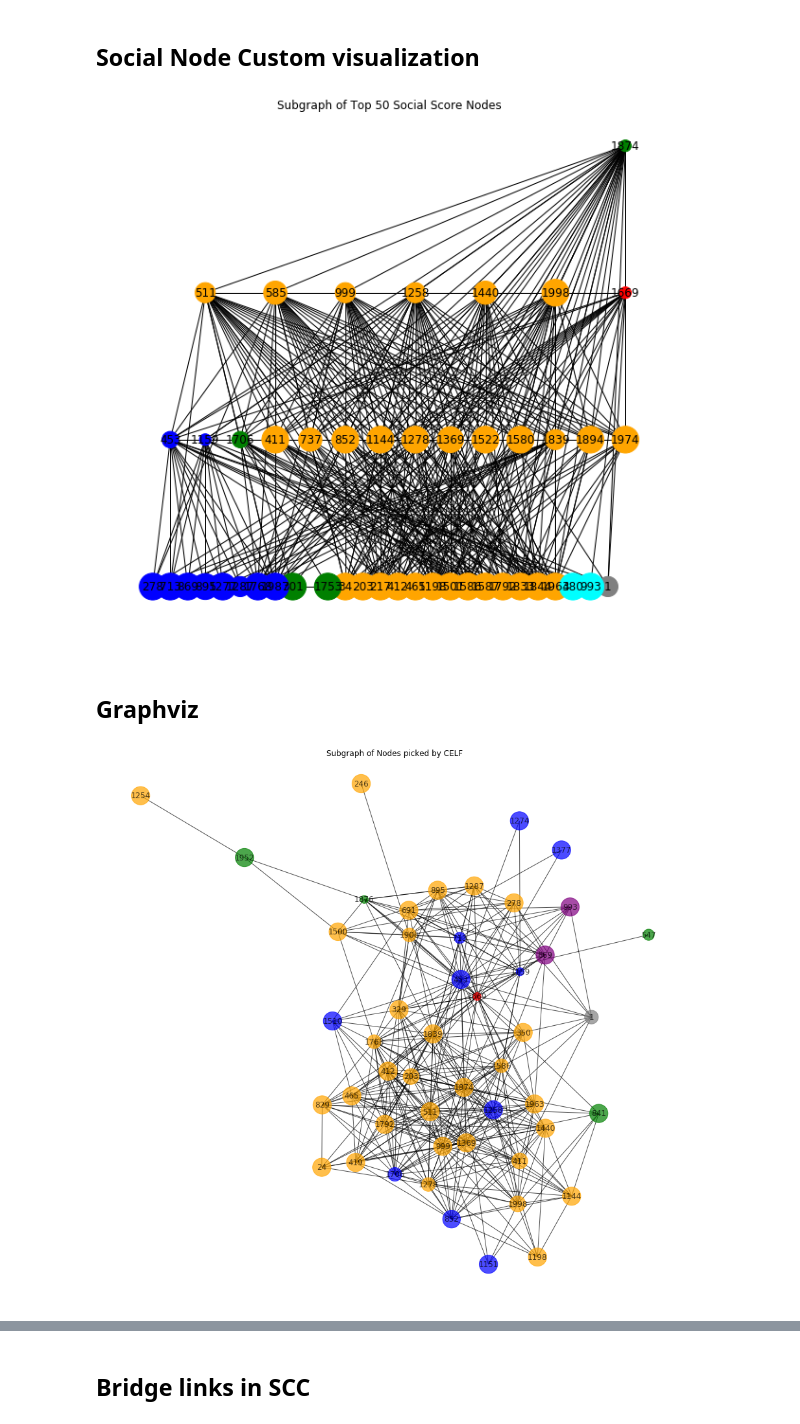
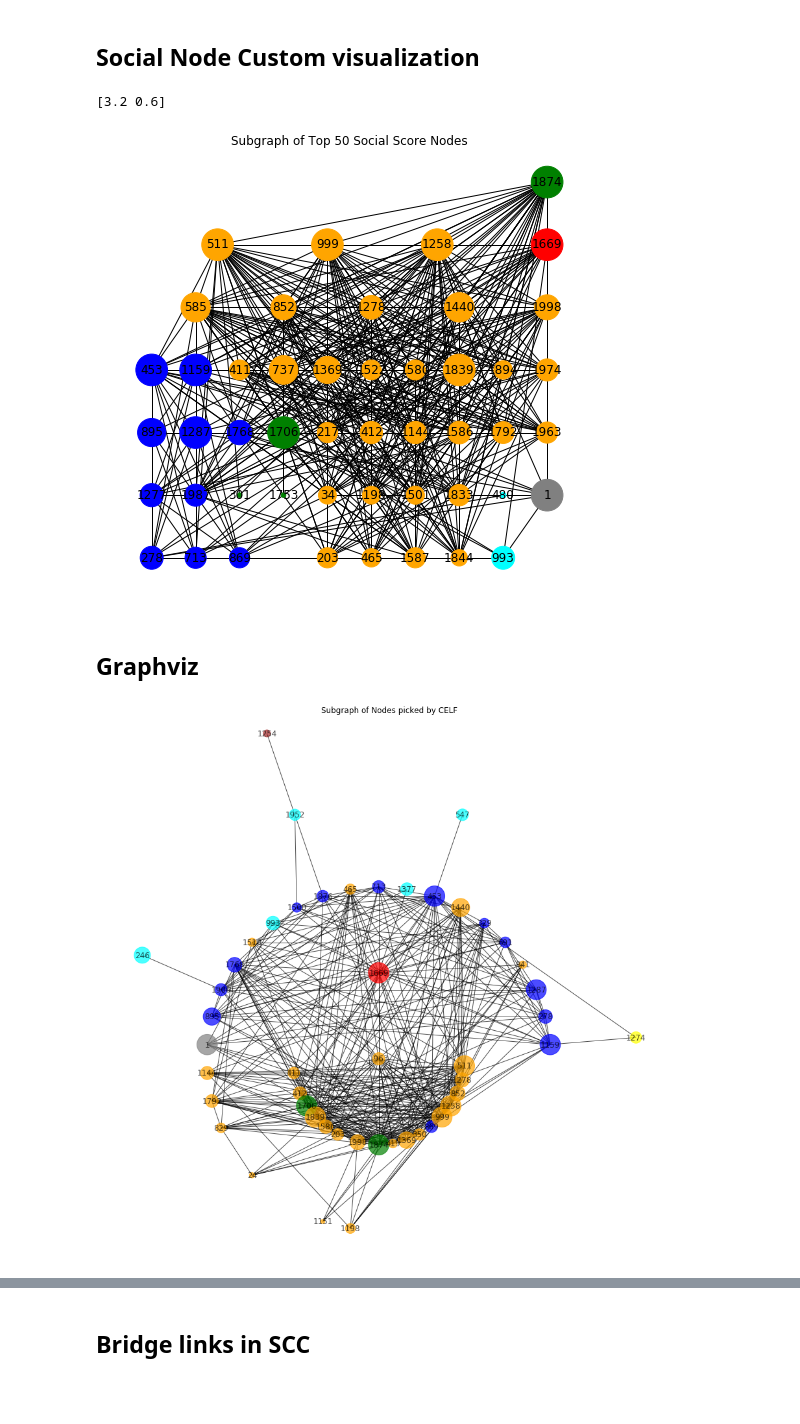
Before and after one commit to ppsekhar/CS224W, a Jupyter notebook: socialScore/networkVisialization.ipynb, the cells around one changed output, grey strips where cells are left out. Saved outputs shown, nothing was run; the diff lists cells and outputs as text; code cells hidden in the pictures; blank space fills up the shorter version.

```diff
--- a/socialScore/networkVisialization.ipynb
+++ b/socialScore/networkVisialization.ipynb
@@ -228,10 +266,10 @@ Nodes CELF picked that aren't in top 50 Social Score set
 #
 # Print order in which CELF selected Social Score nodes
 celfOrder = list()
-for n in topCELFNodes:
+for i, n in enumerate(topCELFNodes):
     if n not in topSocialNodes:
         continue
-    celfOrder.append(topSocialNodes.index(n) + 1)
+    celfOrder.append((i + 1, (topSocialNodes.index(n) + 1)))
 print "CELF picked top 50 Social Score nodes in following order: \n%r" % celfOrder
 # %% [output]
 CELF picked top 50 Social Score nodes in following order:
@@ -325,11 +363,13 @@ Commuinity[15] size: 3
 Commuinity[16] size: 2
 # %%
 socialNodeCommunity = list()
+socialNodeCommDict = dict()
 
 for n in topSocialNodes:
     for i, community in enumerate(scc_community):
         if n in community:
             socialNodeCommunity.append((n, i+1))
+            socialNodeCommDict[n] = i+1
 
 print "Social Node to community mapping:\n%r" % socialNodeCommunity[:20]
 # %% [output]
@@ -337,12 +377,14 @@ Social Node to community mapping:
 [(1874, 2), (1258, 3), (999, 3), (1669, 4), (511, 3), (1998, 3), (585, 3), (1440, 3), (852, 3), (1278, 3), (1974, 3), (453, 1), (1580, 3), (411, 3), (1159, 1), (1839, 3), (1369, 3), (737, 3), (1894, 3 ...
 # %%
 celfNodeCommunity = list()
+celfNodeCommDict = dict()
 
 for n in topCELFNodes:
     for i, community in enumerate(scc_community):
         n = int(n)
         if n in community:
             celfNodeCommunity.append((n, i+1))
+            celfNodeCommDict[n] = i+1
 
 print "CELF Node to community mapping:\n%r" % celfNodeCommunity[:20]
 # %% [output]
@@ -381,16 +423,15 @@ celfNodeEgonet = dict()
 celfNodeMapColor = dict()
 celfNodeSize = dict()
 celfNodeCommunity.sort(key=lambda x: (x[1], [x[0]]))
-celfNodeCommDict = dict()
 
-for node, community in celfNodeCommunity:
-    egoGraph = nx.ego_graph(uGNx, node, radius=1, undirected=True)
-    egonetNodeList = list(egoGraph.nodes())
-    nodeSize = min(float(150)*((maxNodeSize + 1)/(len(egonetNodeList) - minNodeSize + 1)), 800)
+for node, community in celfNodeCommDict.iteritems():
+    #egoGraph = nx.ego_graph(uGNx, node, radius=1, undirected=True)
+    #egonetNodeList = list(egoGraph.nodes())
+    egonetNodeList = topCELFNodeEgoNetNodes[topCELFNodes.index(node)]
+    nodeSize = min(float(4000)*(float(len(egonetNodeList) - minNodeSize + 1)/float(maxNodeSize + 1)), 1000)
     celfNodeEgonet[node] = egonetNodeList
     celfNodeSize[node] = nodeSize
     celfNodeMapColor[node] = cmaps[community-1]
-    celfNodeCommDict[node] = community
 
 print celfNodeMapColor[1874]
 # %% [output]
@@ -655,6 +755,10 @@ for nlist in socialShells:
         s = socialScoreDict[n]
         s = s*2 + 0.25*(10**(min((1.0 - s),0.5)))
         social_cust_pos[n][1] = y
+# %%
+print social_cust_pos[993]
+# %% [output]
+[3.2 0.6]
 # %%
 social_cust_node_color = list()
 social_cust_node_size = list()
@@ -662,37 +766,37 @@ for node in socialGNx:
     social_cust_node_color.append(socialNodeMapColor[node])
     social_cust_node_size.append(socialNodeSize[node])
 # %%
-plt.figure(figsize=(10,10))
+plt.figure(figsize=(8,8))
 limits=plt.axis('off')
 plt.title('Subgraph of Top 50 Social Score Nodes')
 nx.draw_networkx(socialGNx, pos=social_cust_pos, node_size=social_cust_node_size, node_color=social_cust_node_color, with_labels=True)
 plt.show()
 # %% [output]
-[figure, old version]
+[figure, new version]
 # %% [markdown]
 ## Graphviz
 # %%
 try:
     import pygraphviz
     from networkx.drawing.nx_agraph import graphviz_layout
 except ImportError:
     try:
         import pydot
         from networkx.drawing.nx_pydot import graphviz_layout
     except ImportError:
         raise ImportError("This example needs Graphviz and either "
                           "PyGraphviz or pydot")
 
-pos = graphviz_layout(celfGNx, prog='neato', args='')
+pos = graphviz_layout(celfGNx, prog='twopi', args='')
 
 plt.figure(figsize=(15, 15))
 plt.title('Subgraph of Nodes picked by CELF')
 limits=plt.axis('off')
-nx.draw(celfGNx, pos, node_size=node_size, alpha=0.7, node_color=node_color, with_labels=True)
+nx.draw(celfGNx, pos, node_size=celf_cust_node_size, alpha=0.7, node_color=celf_cust_node_color, with_labels=True)
 plt.axis('equal')
 plt.show()
 # %% [output]
-[figure, old version]
+[figure, new version]
 # %%
 try:
     import pygraphviz
```
Also changed, not shown: parts of 20 cells of this notebook.
